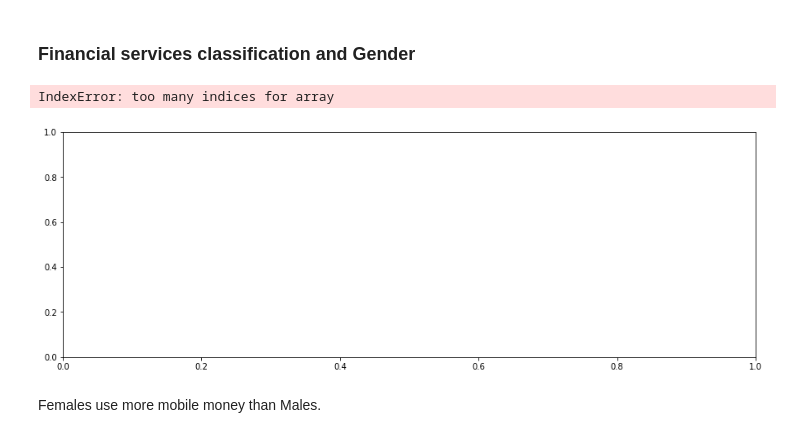
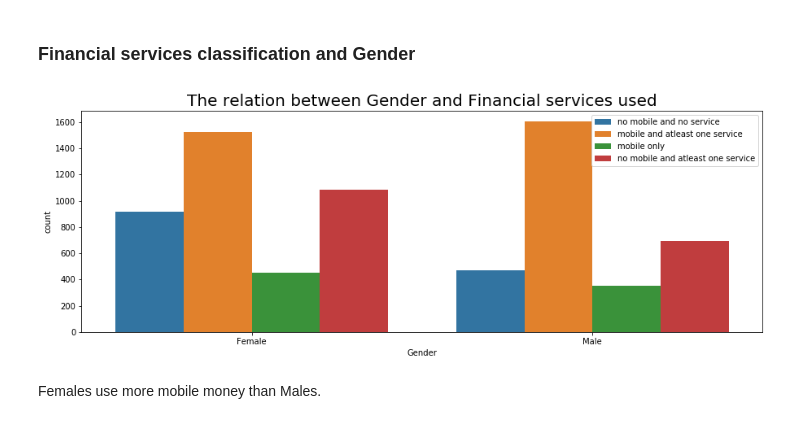
Before and after one commit to MphoKhotleng/Data-Visualization, a Jupyter notebook: Data_Viz_Fin_Services.ipynb, the cells around one changed output. Cells and saved outputs as stored; diff of their text form; code cells hidden in the pictures.

```diff
--- a/Data_Viz_Fin_Services.ipynb
+++ b/Data_Viz_Fin_Services.ipynb
@@ -117,3 +39,15 @@ tanz.head(3)
+# %%
+gen={1:'Male',2:'Female'}
+tanz['Gender']=tanz.Gender.map(gen)
+
+mm = {0:'no mobile and no service',1:'no mobile and atleast one service',2:'mobile only',3:'mobile and atleast one service'}
+tanz['mobile_money_classification']=tanz.mobile_money_classification.map(mm)
+
+time_period = {-1:'N/A',1:'Yesterday/Today',2:'Past 7 days',3:'Past 30 days',4:'Past 90 days',5:'More than 90 days but less than 6 months',6:'6 months or longer'}
+tanz['sending_money_out_date']=tanz.sending_money_out_date.map(time_period)
+
+received = {-1:'N/A',1:'Yesterday/Today',2:'Past 7 days',3:'Past 30 days',4:'Past 90 days',5:'More than 90 days but less than 6 months',6:'6 months or longer'}
+tanz['recent_date_money_recieved']=tanz.recent_date_money_recieved.map(received)
 # %%
-date = {-1:'N/A',1:'Yesterday/Today',2:'Past 7 days',3:'Past 30 days',4:'Past 90 days',5:'More than 90 days but less than 6 months',6:'6 months or longer'}
-tanz['sending_money_out_date']=tanz.sending_money_out_date.map(date)
+# date = {-1:'N/A',1:'Yesterday/Today',2:'Past 7 days',3:'Past 30 days',4:'Past 90 days',5:'More than 90 days but less than 6 months',6:'6 months or longer'}
+# tanz['sending_money_out_date']=tanz.sending_money_out_date.map(date)
@@ -172,7 +109,7 @@ The chart above shows that people use mobile and atleast one other financial ser
 # %% [markdown]
 ### Financial services classification and Age
 # %%
-tanz['age_decade']=tanz.age.apply(lambda x : int(x/10)*10)
+tanz['age_decade']=tanz.Age.apply(lambda x : int(x/10)*10)
 plt.figure(figsize=(15,6))
 fontdict={'fontsize':20}
 sns.countplot(x='age_decade',hue='mobile_money_classification',data = tanz)
@@ -185,19 +122,15 @@ plt.show()
 People within the 20 & 30 year old age group mostly use mobile money and another financial service.
 # %% [markdown]
 ### Financial services classification and Gender
-# %%
-gender={1:'Male',2:'Female'}
-tanz['Gender']=tanz.Gender.map(gender)
 # %%
 plt.figure(figsize=(15,5))
 fontdict={'fontsize':20}
 sns.countplot(x='Gender',hue='mobile_money_classification',data=tanz)
 plt.legend(loc='upper right')
-plt.title('Relation between Gender and Financial services used',fontdict=fontdict)
+plt.title('The relation between Gender and Financial services used',fontdict=fontdict)
 plt.show()
 # %% [output]
-IndexError: too many indices for array
-[figure, old version]
+[figure, new version]
 # %% [markdown]
 Females use more mobile money than Males.
 # %% [markdown]
```
Also changed, not shown: parts of 25 cells of this notebook.
